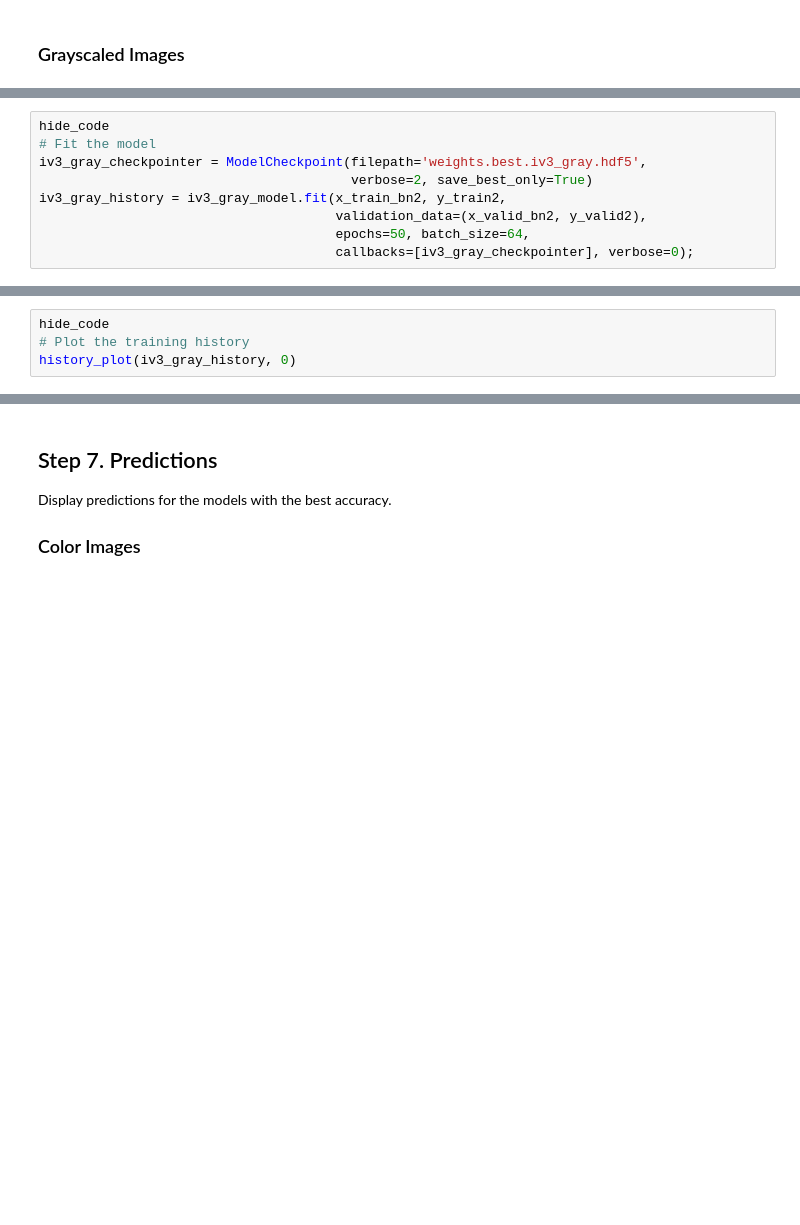
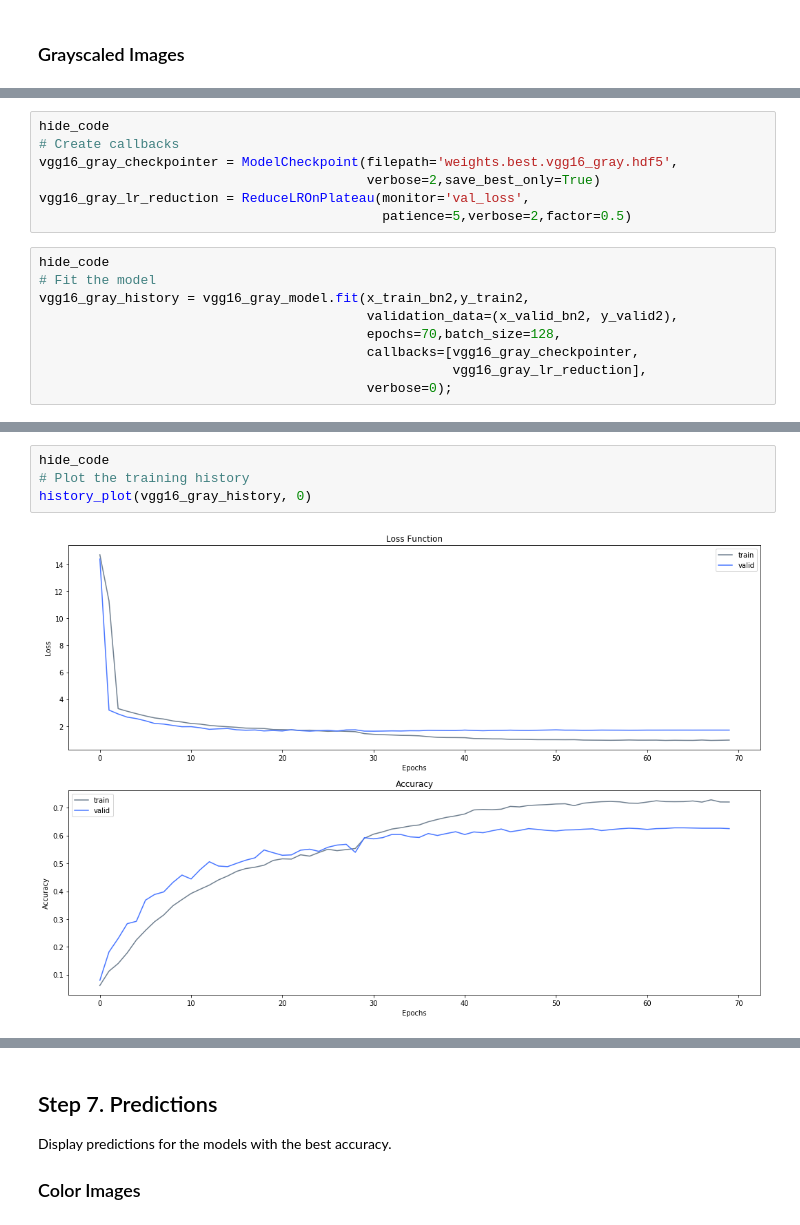
Before and after one commit to OlgaBelitskaya/deep_learning_projects, a Jupyter notebook: DL_PP2/DL_PP2_Solutions_V2.ipynb, the cells around one changed output, grey strips where cells are left out. Saved outputs shown, nothing was run; the diff lists cells and outputs as text; blank space fills up the shorter version.

```diff
--- a/DL_PP2/DL_PP2_Solutions_V2.ipynb
+++ b/DL_PP2/DL_PP2_Solutions_V2.ipynb
@@ -1085,9 +1146,16 @@ iv3_gray_model = iv3_gray_model()
+# %%
+hide_code
+# Create callbacks
+vgg16_gray_checkpointer = ModelCheckpoint(filepath='weights.best.vgg16_gray.hdf5',
+                                          verbose=2,save_best_only=True)
+vgg16_gray_lr_reduction = ReduceLROnPlateau(monitor='val_loss',
+                                            patience=5,verbose=2,factor=0.5)
 # %%
 hide_code
 # Fit the model
-iv3_gray_checkpointer = ModelCheckpoint(filepath='weights.best.iv3_gray.hdf5',
-                                        verbose=2, save_best_only=True)
-iv3_gray_history = iv3_gray_model.fit(x_train_bn2, y_train2,
-                                      validation_data=(x_valid_bn2, y_valid2),
-                                      epochs=50, batch_size=64,
-                                      callbacks=[iv3_gray_checkpointer], verbose=0);
+vgg16_gray_history = vgg16_gray_model.fit(x_train_bn2,y_train2,
+                                          validation_data=(x_valid_bn2, y_valid2),
+                                          epochs=70,batch_size=128,
+                                          callbacks=[vgg16_gray_checkpointer,
+                                                     vgg16_gray_lr_reduction],
+                                          verbose=0);
@@ -1094,7 +1180,9 @@ iv3_gray_history = iv3_gray_model.fit(x_train_bn2, y_train2,
 # %%
 hide_code
 # Plot the training history
-history_plot(iv3_gray_history, 0)
+history_plot(vgg16_gray_history, 0)
+# %% [output]
+[figure, added]
 # %%
 hide_code
 # Load the model with the best validation accuracy
```
Also changed, not shown: parts of 24 cells of this notebook.
